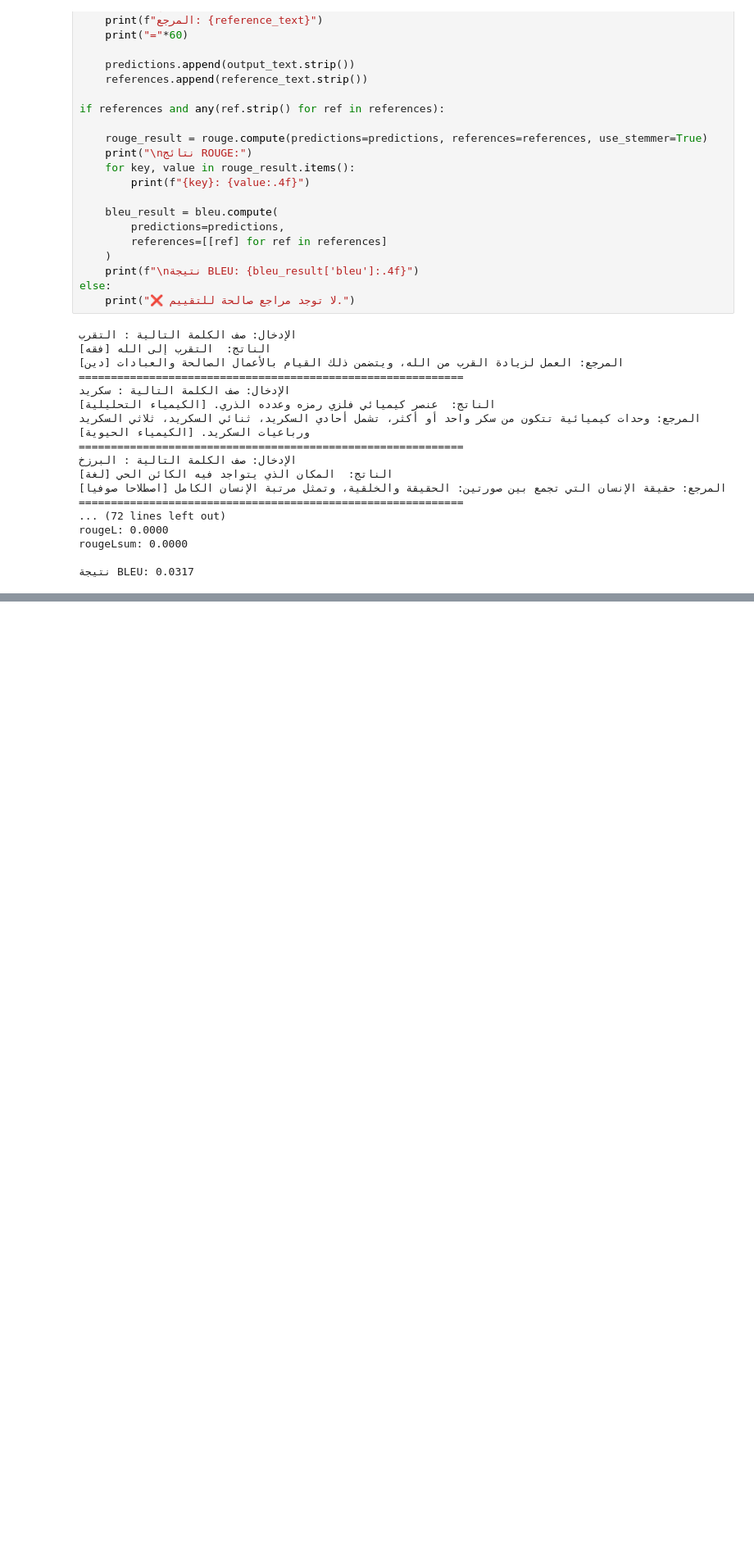
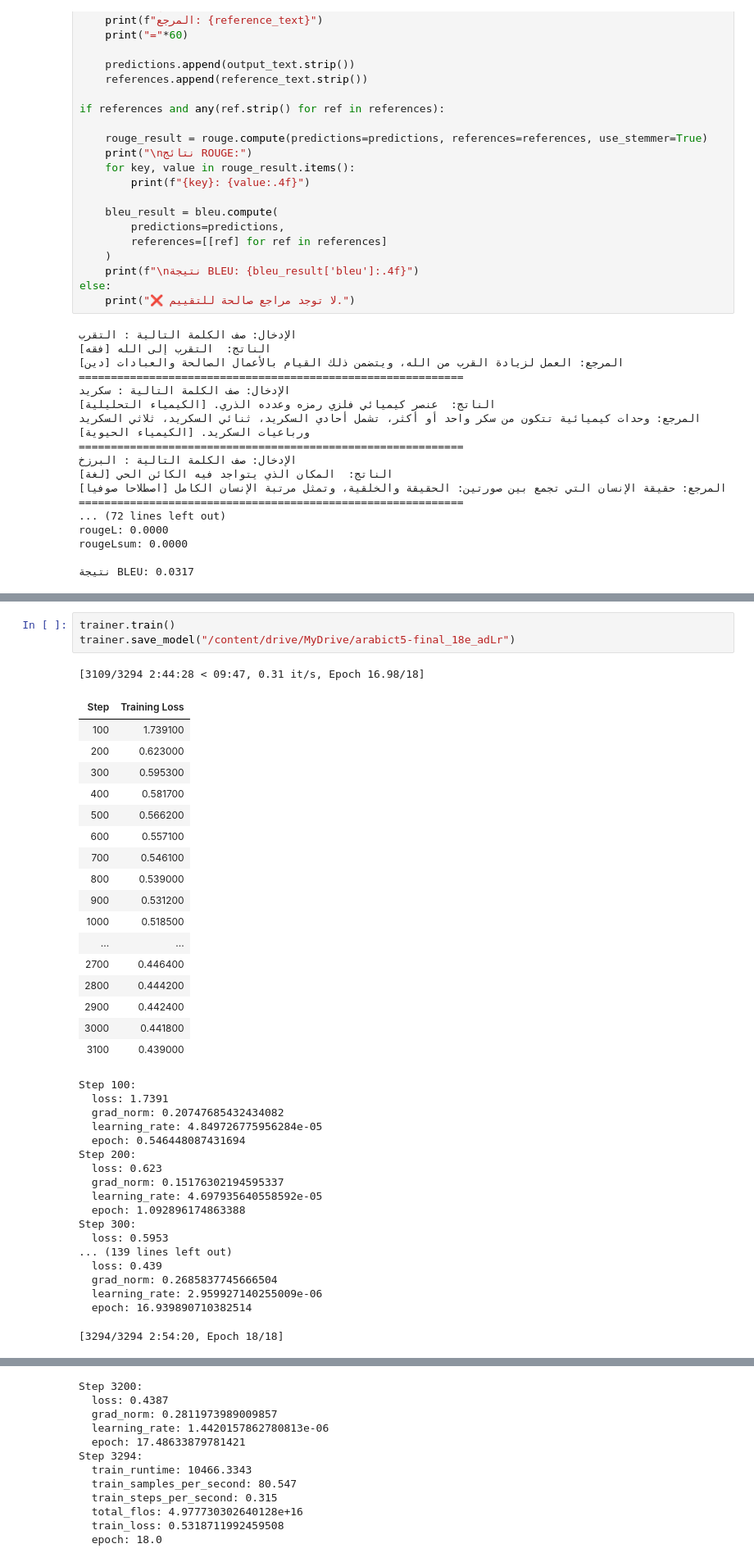
Before and after one commit to angiegh2002/learning_language_game, a Jupyter notebook: language_model.ipynb, the cells around one changed output, grey strips where cells are left out. Shown: that part at 82% size. Saved outputs shown, nothing was run; the diff lists cells and outputs as text; blank space fills up the shorter version.

```diff
--- a/language_model.ipynb
+++ b/language_model.ipynb
@@ -1266,0 +1351,40 @@ rougeLsum: 0.0000
+# %%
+trainer.train()
+trainer.save_model("/content/drive/MyDrive/arabict5-final_18e_adLr")
+# %% [output]
+[3109/3294 2:44:28 < 09:47, 0.31 it/s, Epoch 16.98/18]
+| Step | Training Loss |
+| 100 | 1.739100 |
+| 200 | 0.623000 |
+| 300 | 0.595300 |
+| 400 | 0.581700 |
+| 500 | 0.566200 |
+| 600 | 0.557100 |
+| 700 | 0.546100 |
+| 800 | 0.539000 |
+| 900 | 0.531200 |
+| 1000 | 0.518500 |
+| ... | ... |
+| 2700 | 0.446400 |
+| 2800 | 0.444200 |
+| 2900 | 0.442400 |
+| 3000 | 0.441800 |
+| 3100 | 0.439000 |
+Step 100:
+  loss: 1.7391
+  grad_norm: 0.20747685432434082
+  learning_rate: 4.849726775956284e-05
+  epoch: 0.546448087431694
+Step 200:
+  loss: 0.623
+  grad_norm: 0.15176302194595337
+  learning_rate: 4.697935640558592e-05
+  epoch: 1.092896174863388
+Step 300:
+  loss: 0.5953
+... (139 lines left out)
+  loss: 0.439
+  grad_norm: 0.2685837745666504
+  learning_rate: 2.959927140255009e-06
+  epoch: 16.939890710382514
+[3294/3294 2:54:20, Epoch 18/18]
@@ -1266,0 +1408,12 @@ rougeLsum: 0.0000
+Step 3200:
+  loss: 0.4387
+  grad_norm: 0.2811973989009857
+  learning_rate: 1.4420157862780813e-06
+  epoch: 17.48633879781421
+Step 3294:
+  train_runtime: 10466.3343
+  train_samples_per_second: 80.547
+  train_steps_per_second: 0.315
+  total_flos: 4.977730302640128e+16
+  train_loss: 0.5318711992459508
+  epoch: 18.0
```
Also changed, not shown: parts of 11 cells of this notebook.
